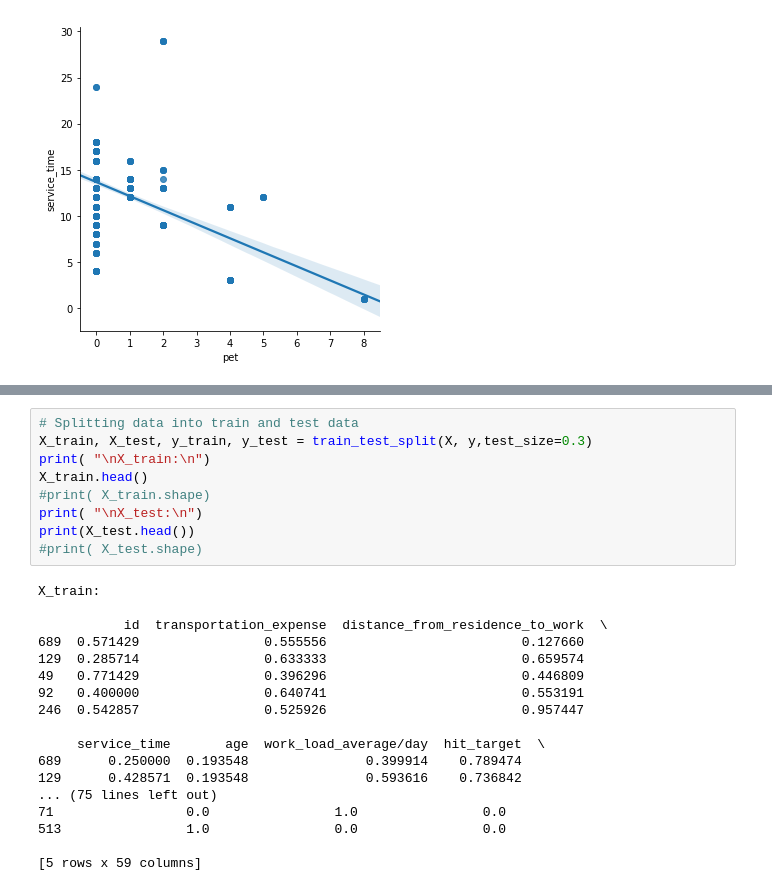
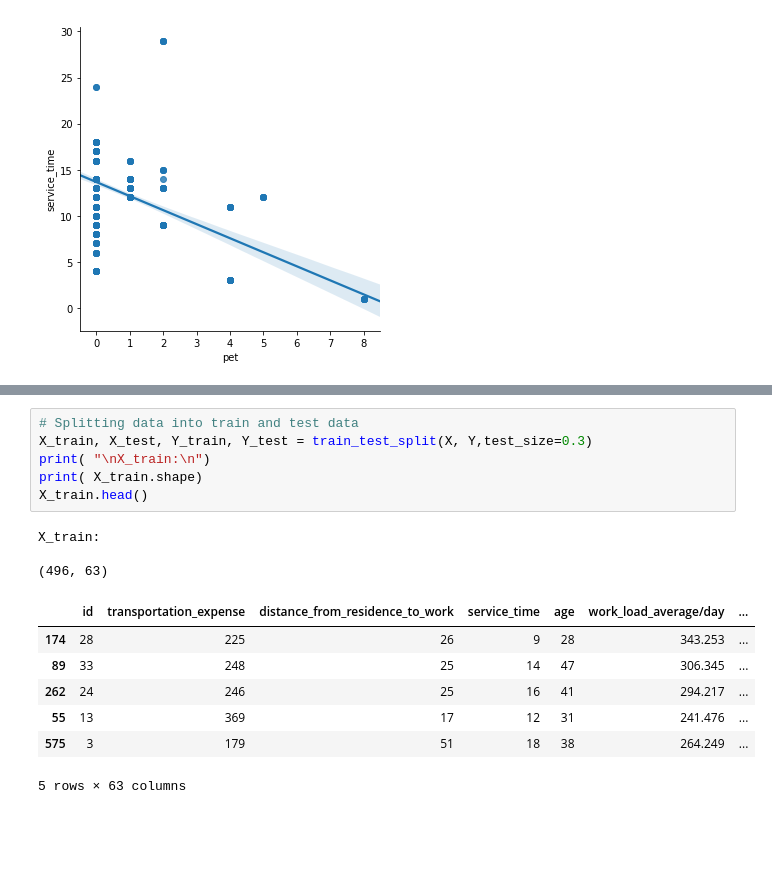
Before and after one commit to samarth-malhotra/DM_ASSIGNMENT, a Jupyter notebook: Assignment.ipynb, the cells around one changed output, grey strips where cells are left out. Saved outputs shown, nothing was run; the diff lists cells and outputs as text; blank space fills up the shorter version.

```diff
--- a/Assignment.ipynb
+++ b/Assignment.ipynb
@@ -176,27 +177,17 @@ X.describe()
 # %%
 # Splitting data into train and test data
-X_train, X_test, y_train, y_test = train_test_split(X, y,test_size=0.3)
+X_train, X_test, Y_train, Y_test = train_test_split(X, Y,test_size=0.3)
 print( "\nX_train:\n")
+print( X_train.shape)
 X_train.head()
-#print( X_train.shape)
-print( "\nX_test:\n")
-print(X_test.head())
-#print( X_test.shape)
 # %% [output]
 X_train:
 
-           id  transportation_expense  distance_from_residence_to_work  \
-689  0.571429                0.555556                         0.127660
-129  0.285714                0.633333                         0.659574
-49   0.771429                0.396296                         0.446809
-92   0.400000                0.640741                         0.553191
-246  0.542857                0.525926                         0.957447
-
-     service_time       age  work_load_average/day  hit_target  \
-689      0.250000  0.193548               0.399914    0.789474
-129      0.428571  0.193548               0.593616    0.736842
-... (75 lines left out)
-71                 0.0                1.0                0.0
-513                1.0                0.0                0.0
-
-[5 rows x 59 columns]
+(496, 63)
+|  | id | transportation_expense | distance_from_residence_to_work | service_time | age | work_load_average/day | ... |
+| 174 | 28 | 225 | 26 | 9 | 28 | 343.253 | ... |
+| 89 | 33 | 248 | 25 | 14 | 47 | 306.345 | ... |
+| 262 | 24 | 246 | 25 | 16 | 41 | 294.217 | ... |
+| 55 | 13 | 369 | 17 | 12 | 31 | 241.476 | ... |
+| 575 | 3 | 179 | 51 | 18 | 38 | 264.249 | ... |
+5 rows × 63 columns
```
Also changed, not shown: parts of 9 cells of this notebook.
